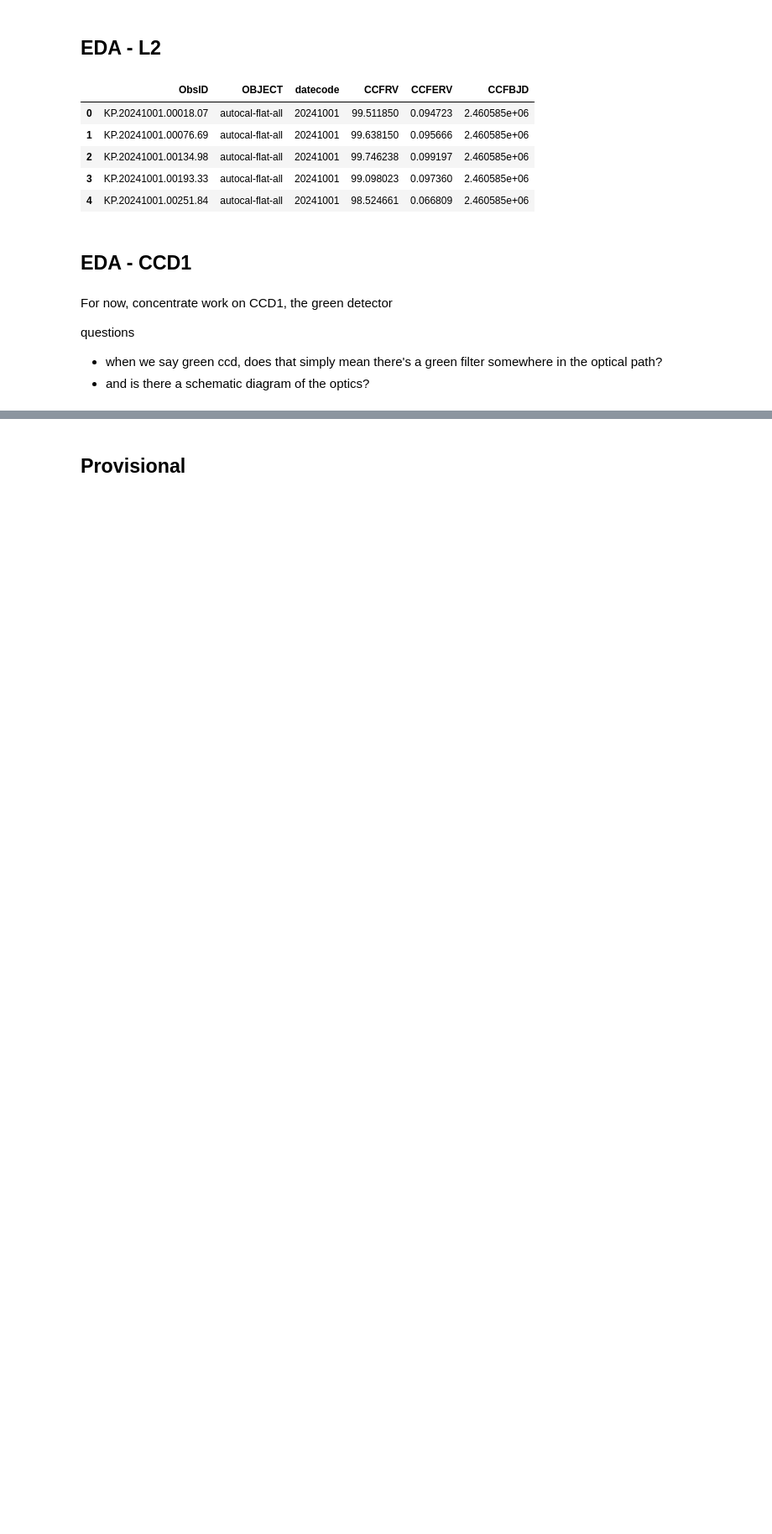
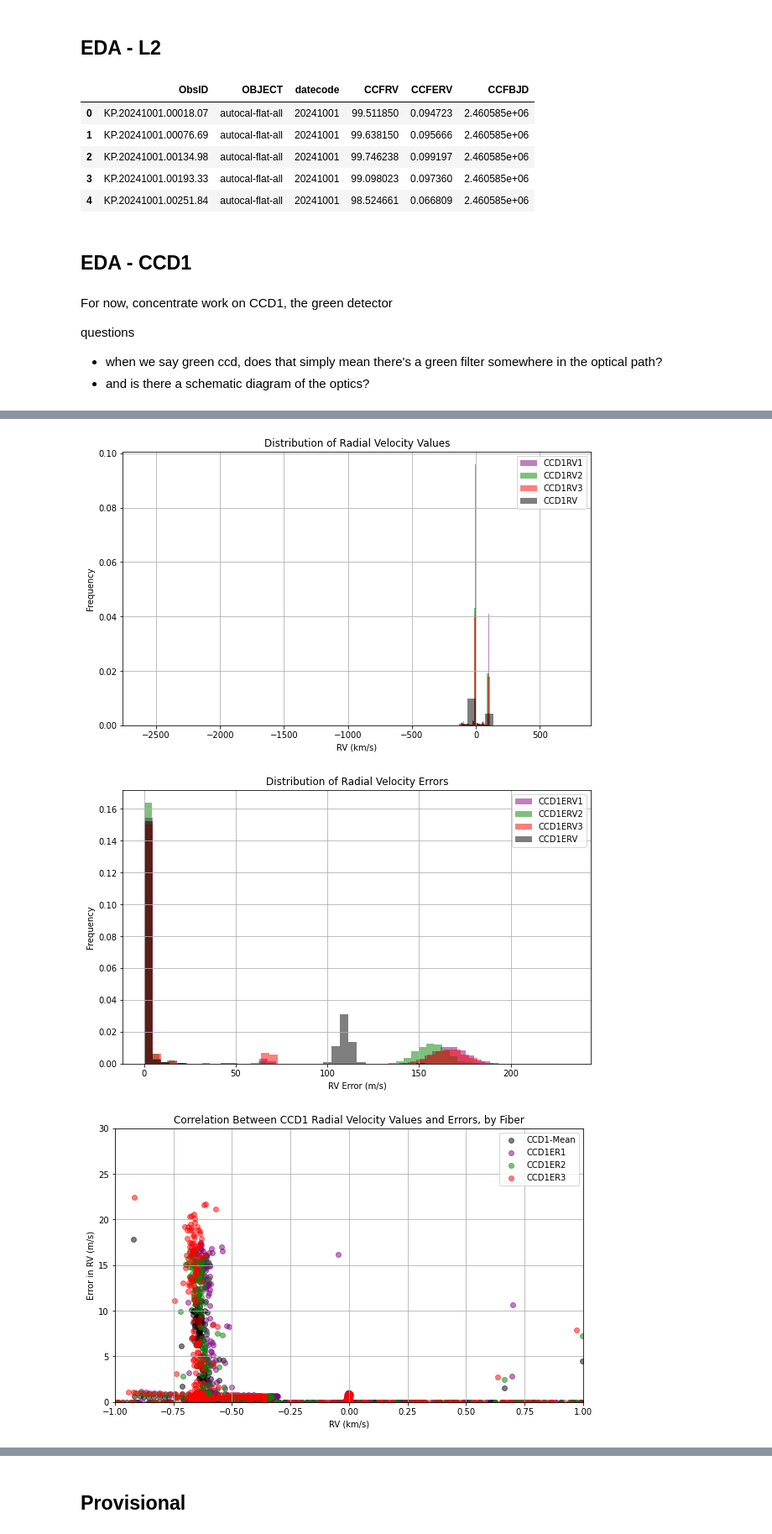
Before and after one commit to howardisaacson/KPF_data_science_sp2025, a Jupyter notebook: jspencermorris/notebooks/jsm_eda_01.ipynb, the cells around one changed output, grey strips where cells are left out. Shown at 84% size. Cells and saved outputs as stored; diff of their text form; code cells hidden in the pictures; blank space fills up the shorter version.

Commit message:
applied qc filtering; enhanced plots; inspected errors vs. SNR_lambda

```diff
--- a/jspencermorris/notebooks/jsm_eda_01.ipynb
+++ b/jspencermorris/notebooks/jsm_eda_01.ipynb
@@ -85,8 +155,7 @@ def plot_rv_error_scatter_by_fiber(df, xmin, xmax, ymin, ymax):
     plt.grid(True)
     plt.show()
 # %%
-# define a function to plot the mean RV value, along with its error, from the Green CCD over time
-
+# define a function to plot the RV values, along with their errors, from the Green CCD over time
 def plot_rv_time_trends_grid(df, xmin, xmax, ymin, ymax):
 
     # make figure and axes grid
@@ -110,7 +179,7 @@ def plot_rv_time_trends_grid(df, xmin, xmax, ymin, ymax):
     axs[1].plot(df['day_num'], df['CCD1RV2'], label='CCD1RV2', color='green')
     axs[1].plot(df['day_num'], df['CCD1RV3'], label='CCD1RV3', color='red')
     axs[1].set_xlim(0, 4)
-    axs[1].set_ylim(-150, 150)
+    #axs[1].set_ylim(-150, 150)
     axs[1].set_xlabel('Day Number')
     axs[1].set_ylabel('Radial Velocity (km/s)')
     axs[1].set_title('CCD1 Radial Velocities Over Time')
@@ -147,7 +216,7 @@ def plot_rv_time_trends_grid(df, xmin, xmax, ymin, ymax):
     axs[4].plot(df['day_num'], df['CCD1RV'], label='CCD1RV', color='black')
     axs[4].fill_between(df['day_num'], df['CCD1RV_lower'], df['CCD1RV_upper'], color='black', alpha=0.3, label='Error (CCD1ERV)')
     axs[4].set_xlim(0, 4)
-    axs[4].set_ylim(-150, 150)
+    #axs[4].set_ylim(-150, 150)
     axs[4].set_xlabel('Day Number')
     axs[4].set_ylabel('CCD1RV Value')
     axs[4].set_title('CCD1RV Over Time with Error Shading')
@@ -670,0 +674,10 @@ print(df_02['OBJECT'].unique())
+# %%
+# define a filter to return the highest level (data products (L2) for final RV's as well as Green CCD RV's
+df_02a = df_02 #df_02[["ObsID", "OBJECT", "datecode", "CCD1BJD", "day_num", "CCFRV", "CCFERV", "CCD1RV1", "CCD1ERV1", "CCD1RV2", "CCD1ERV2", "CCD1RV3", "CCD1ERV3", "CCD1RV", "CCD1ERV", "ETAV1C1T"]]
+
+# inspect the df
+display(df_02a.head(5))
+
+# display the df structure
+print("DataFrame Information:")
+display(df_02a.info())
@@ -670,0 +712,31 @@ print(df_02['OBJECT'].unique())
+# %%
+# plot the distributions of radial velocity values
+plot_rv_value_histograms_by_fiber(df_02a)
+
+# plot the distributions of radial velocity errors
+plot_rv_error_histograms_by_fiber(df_02a)
+# OBSERVATIONS:
+#   the overall error is less than the error of each fiber (as expected)
+#   the error distributions are different for the different fibers
+
+# plot scatter of RV values and errors to explore possible correlations
+plot_rv_error_scatter_by_fiber(df_02a, xmin=-1, xmax=1, ymin=0, ymax=30)
+# OBSERVATIONS:
+#   there is some clustering in the error
+
+# plot the mean RV value, along with its error, from the Green CCD over time
+plot_rv_time_trends_grid(df_02a, 0, 0.03, 98, 100.5)
+# OBSERVATIONS:
+#   the error in RV varies over time (not a surprise)
+# QUESTIONS:
+#   how is the error itself computed?
+
+# plot the mean RV against the component RV's
+plot_rv_scatter_by_fiber(df_02a)
+# OBSERVATIONS:
+#   i'd naively expect a uniform distribution about y=x but we don't see this
+#   howard mentioned that the error distribution around CCD1RV1=0 arises from the bias
+# %% [output]
+[figure, added]
+[figure, added]
+[figure, added]
```
Also changed, not shown: parts of 53 cells of this notebook.
